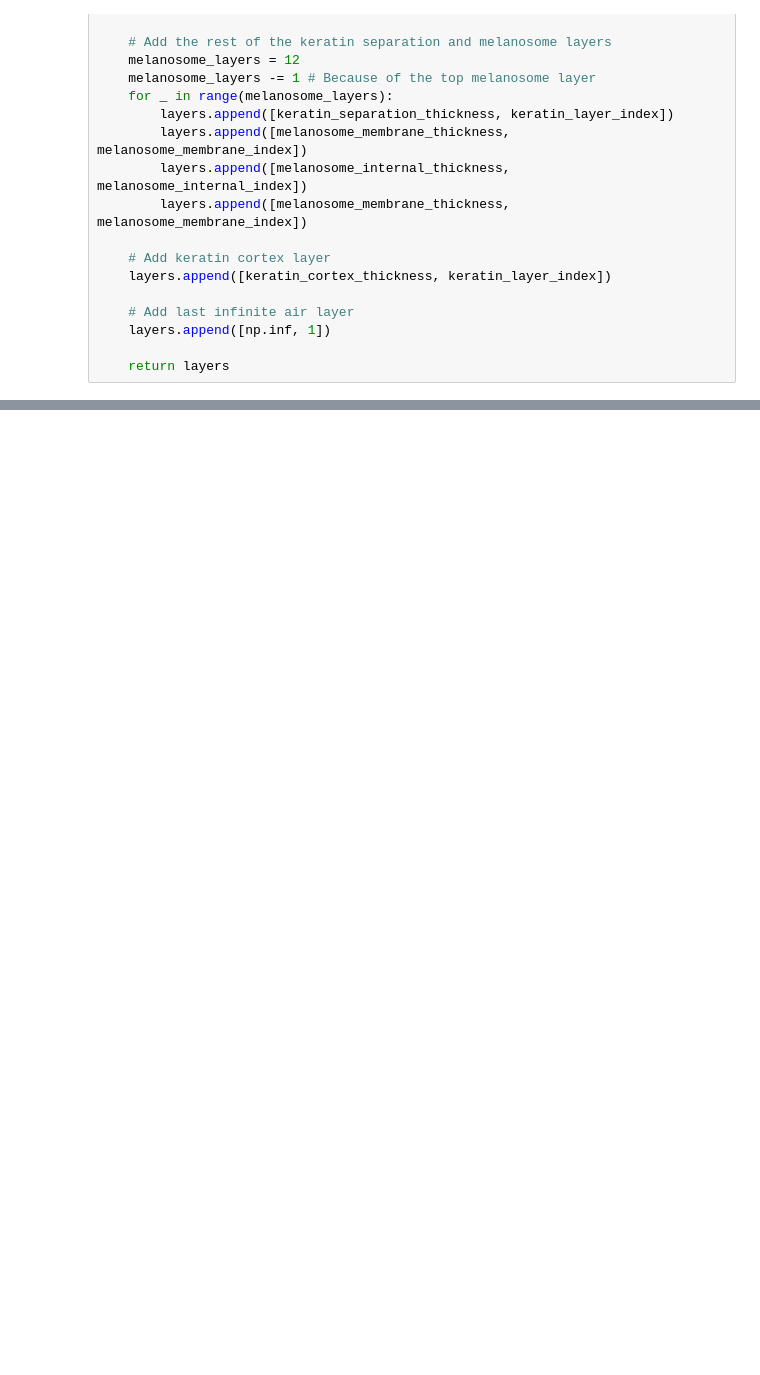
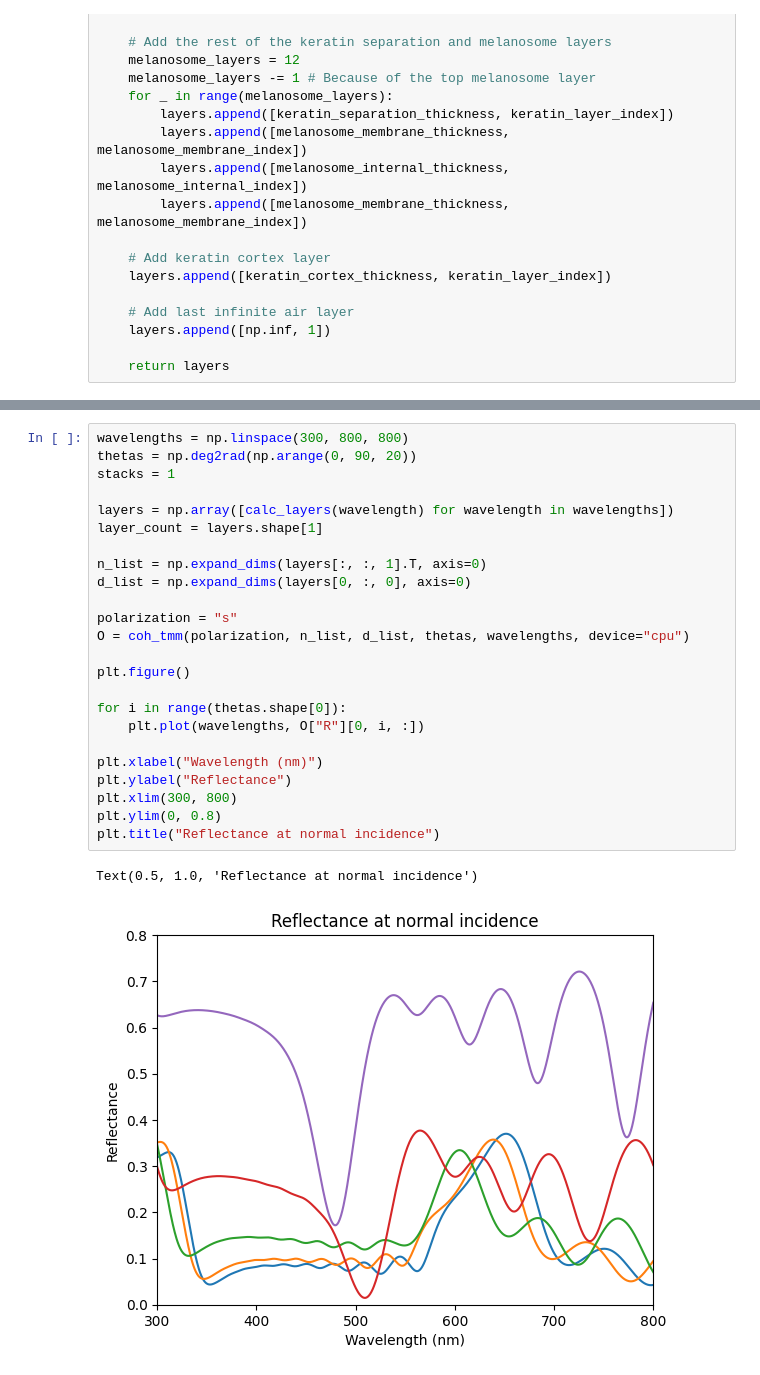
Before and after one commit to wet-dog/calypte_py, a Jupyter notebook: tmm_calc.ipynb, the cells around one changed output, grey strips where cells are left out. Cells and saved outputs as stored; diff of their text form; blank space fills up the shorter version.

```diff
--- a/tmm_calc.ipynb
+++ b/tmm_calc.ipynb
@@ -192,3 +119,30 @@ def calc_slices(wavelength):
+# %%
+wavelengths = np.linspace(300, 800, 800)
+thetas = np.deg2rad(np.arange(0, 90, 20))
+stacks = 1
+
+layers = np.array([calc_layers(wavelength) for wavelength in wavelengths])
+layer_count = layers.shape[1]
+
+n_list = np.expand_dims(layers[:, :, 1].T, axis=0)
+d_list = np.expand_dims(layers[0, :, 0], axis=0)
+
+polarization = "s"
+O = coh_tmm(polarization, n_list, d_list, thetas, wavelengths, device="cpu")
+
+plt.figure()
+
+for i in range(thetas.shape[0]):
+    plt.plot(wavelengths, O["R"][0, i, :])
+
+plt.xlabel("Wavelength (nm)")
+plt.ylabel("Reflectance")
+plt.xlim(300, 800)
+plt.ylim(0, 0.8)
+plt.title("Reflectance at normal incidence")
+# %% [output]
+Text(0.5, 1.0, 'Reflectance at normal incidence')
+[figure, added]
 # %%
 lambda_list = np.linspace(300,800,400) # in nm
 T_list = []
```
Also changed, not shown: parts of 5 cells of this notebook.
